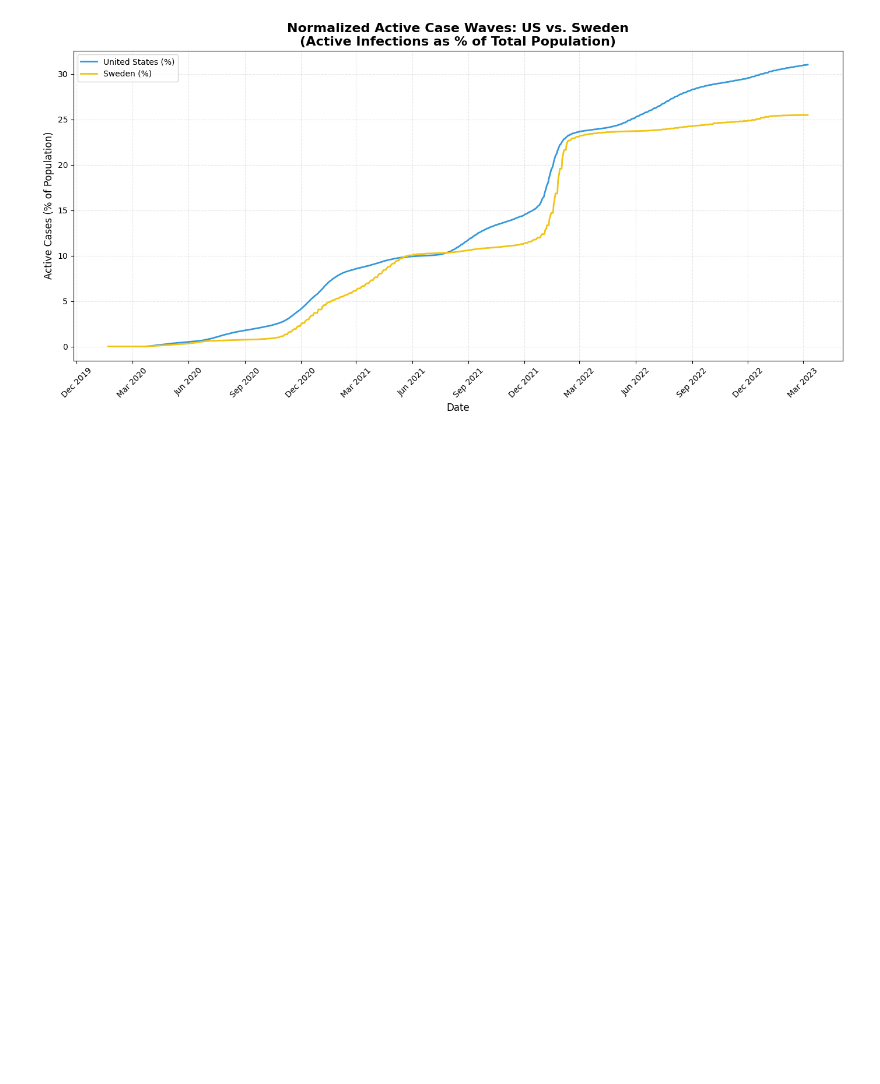
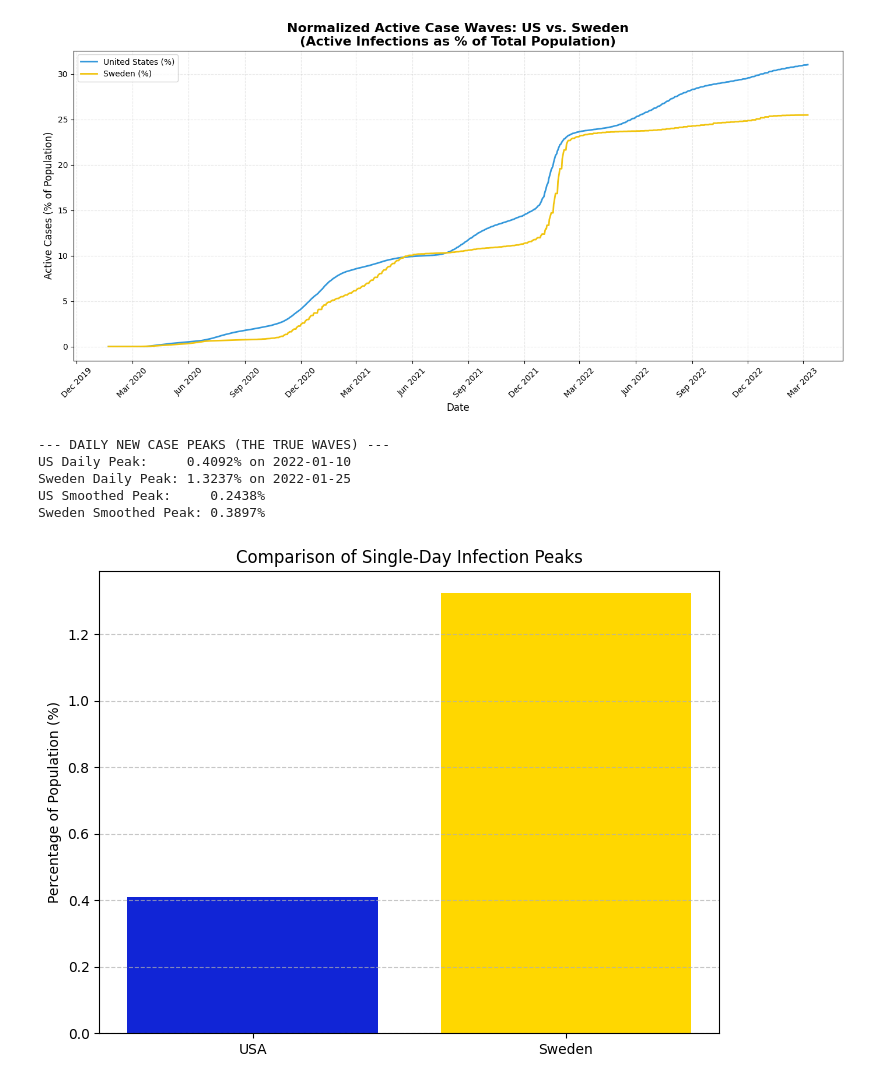
Before and after one commit to ZacharyScheer16/Beginner-Python-Projects, a Jupyter notebook: PersonalProjects/Covid19Project/Covid19.ipynb, the cells around one changed output. Drawn from its saved outputs; the diff is of its cells as text; code cells hidden in the pictures; blank space fills up the shorter version.

```diff
--- a/PersonalProjects/Covid19Project/Covid19.ipynb
+++ b/PersonalProjects/Covid19Project/Covid19.ipynb
@@ -326,3 +326,63 @@ plt.tight_layout()
 plt.show()
 # %% [output]
 [figure]
+# %%
+import matplotlib.pyplot as plt
+import matplotlib.dates as mdates
+import pandas as pd
+
+# 1. Get the difference between today and yesterday
+usa_daily_new = usa_cases.diff()
+swe_daily_new = sweden_cases.diff()
+
+# 2. Normalize it (New cases as a % of population)
+usa_daily_pct = (usa_daily_new / usa_population) * 100
+swe_daily_pct = (swe_daily_new / swe_population) * 100
+
+usa_daily_max = usa_daily_pct.max()
+usa_daily_date = usa_daily_pct.idxmax()
+
+# Force Sweden's index to be "Smart Dates"
+swe_daily_pct.index = pd.to_datetime(swe_daily_pct.index)
+
+# Now find the peak date again
+swe_daily_date = swe_daily_pct.idxmax()
+
+swe_daily_max = swe_daily_pct.max()
+swe_daily_date = swe_daily_pct.idxmax()
+
+# Print the "Clean" results
+print("--- DAILY NEW CASE PEAKS (THE TRUE WAVES) ---")
+print(f"US Daily Peak:     {usa_daily_max:.4f}% on {usa_daily_date.strftime('%Y-%m-%d')}")
+print(f"Sweden Daily Peak: {swe_daily_max:.4f}% on {swe_daily_date.strftime('%Y-%m-%d')}")
+
+countries_U_and_S = ['USA', 'Sweden']
+Us_and_swe_val = [usa_daily_max, swe_daily_max]
+
+plt.figure(figsize=(8,6))
+plt.bar(countries_U_and_S, Us_and_swe_val, color=['#1125D6', 'gold'])
+
+# 1. Create the smooth variables (The "True Wave")
+# window=7 means it takes the average of the last 7 days
+usa_smooth = usa_daily_pct.rolling(window=7).mean()
+swe_smooth = swe_daily_pct.rolling(window=7).mean()
+
+# Find the peak of the 7-day average instead of the raw daily data
+usa_smooth_peak = usa_smooth.max()
+swe_smooth_peak = swe_smooth.max()
+
+print(f"US Smoothed Peak:     {usa_smooth_peak:.4f}%")
+print(f"Sweden Smoothed Peak: {swe_smooth_peak:.4f}%")
+
+#Pro labels
+plt.title("Comparison of Single-Day Infection Peaks")
+plt.ylabel("Percentage of Population (%)")
+plt.grid(axis='y', linestyle='--', alpha=0.7) # Makes it easier to read the height
+plt.show()
+# %% [output]
+--- DAILY NEW CASE PEAKS (THE TRUE WAVES) ---
+US Daily Peak:     0.4092% on 2022-01-10
+Sweden Daily Peak: 1.3237% on 2022-01-25
+US Smoothed Peak:     0.2438%
+Sweden Smoothed Peak: 0.3897%
+[figure, added]
```
Also changed, not shown: parts of 2 cells of this notebook.
